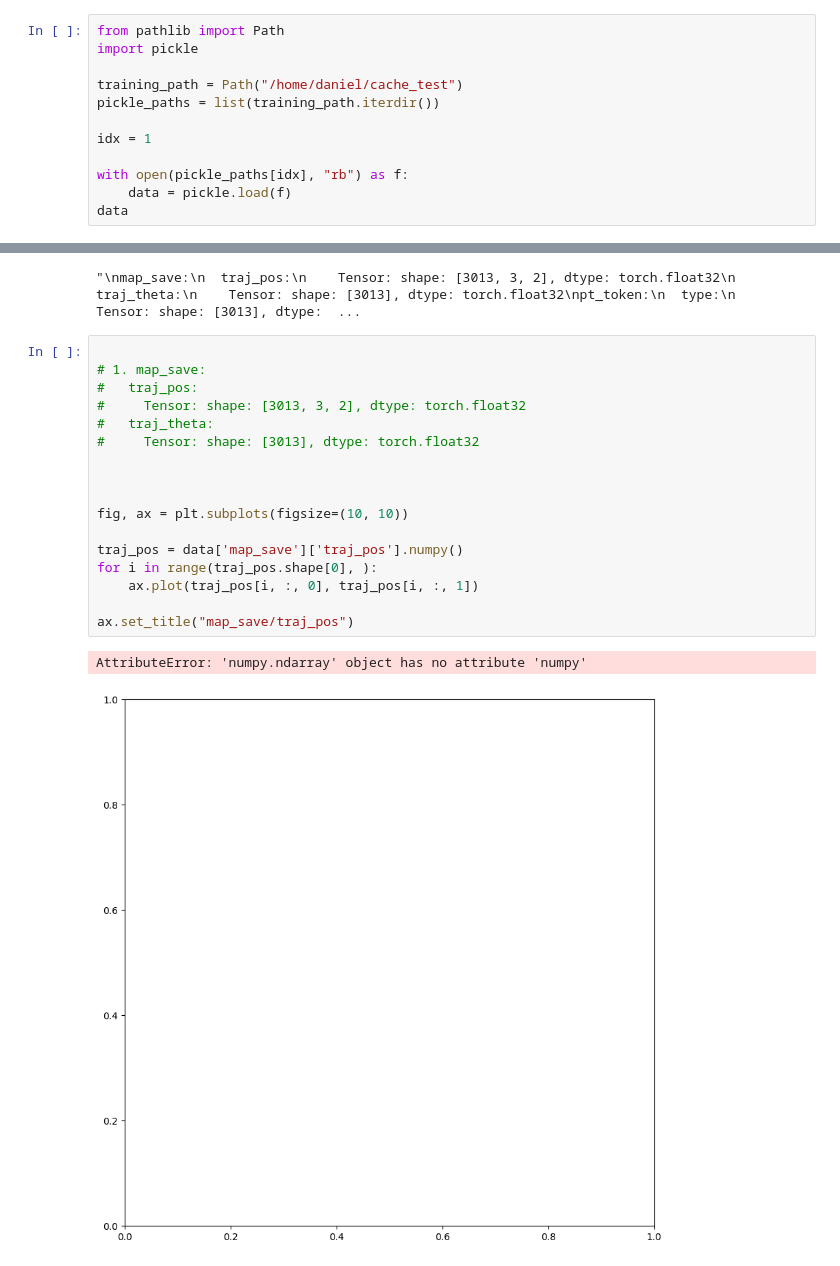
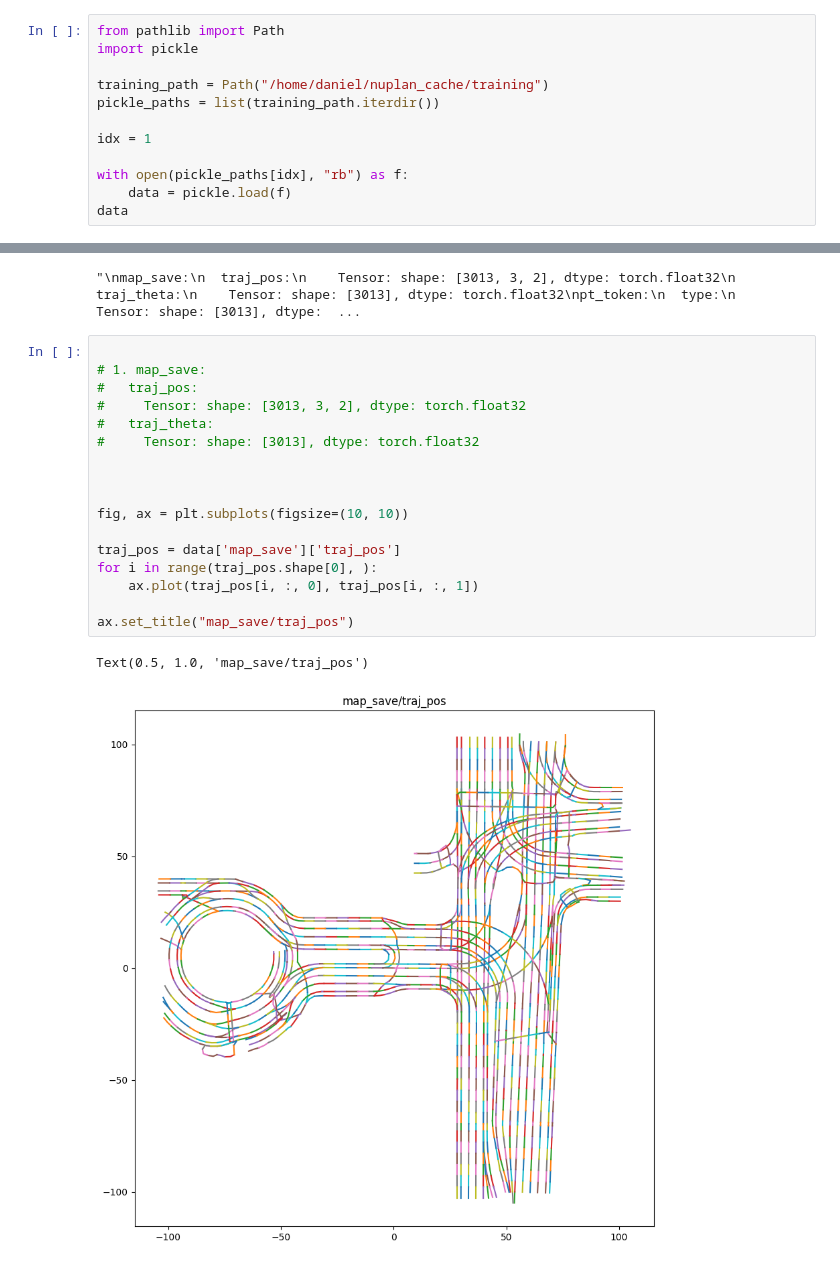
Before and after one commit to autonomousvision/py123d, a Jupyter notebook: notebooks/smarty/smart_testing.ipynb, the cells around one changed output, grey strips where cells are left out. Saved outputs shown, nothing was run; the diff lists cells and outputs as text.

```diff
--- a/notebooks/smarty/smart_testing.ipynb
+++ b/notebooks/smarty/smart_testing.ipynb
@@ -36,7 +36,7 @@ SMART(
 from pathlib import Path
 import pickle
 
-training_path = Path("/home/daniel/cache_test")
+training_path = Path("/home/daniel/nuplan_cache/training")
 pickle_paths = list(training_path.iterdir())
 
 idx = 1
@@ -137,23 +137,23 @@ scenario_id:
 # %%
 
 # 1. map_save:
 #   traj_pos:
 #     Tensor: shape: [3013, 3, 2], dtype: torch.float32
 #   traj_theta:
 #     Tensor: shape: [3013], dtype: torch.float32
 
 
 
 fig, ax = plt.subplots(figsize=(10, 10))
 
-traj_pos = data['map_save']['traj_pos'].numpy()
+traj_pos = data['map_save']['traj_pos']
 for i in range(traj_pos.shape[0], ):
     ax.plot(traj_pos[i, :, 0], traj_pos[i, :, 1])
 
 ax.set_title("map_save/traj_pos")
 # %% [output]
-AttributeError: 'numpy.ndarray' object has no attribute 'numpy'
+Text(0.5, 1.0, 'map_save/traj_pos')
-[figure, old version]
+[figure, new version]
 # %%
 distance = np.linalg.norm(traj_pos[:, :-1] - traj_pos[:, 1:], axis=-1)
 
```
Also changed, not shown: parts of 3 cells of this notebook, 2 other files.
